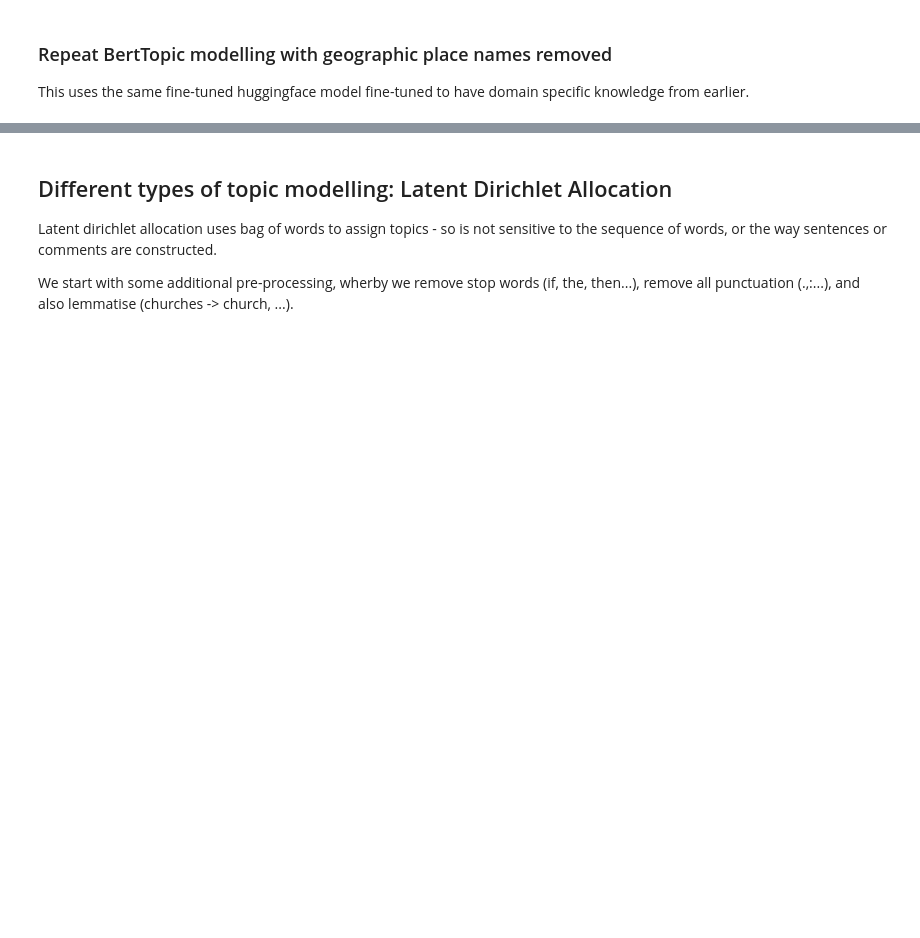
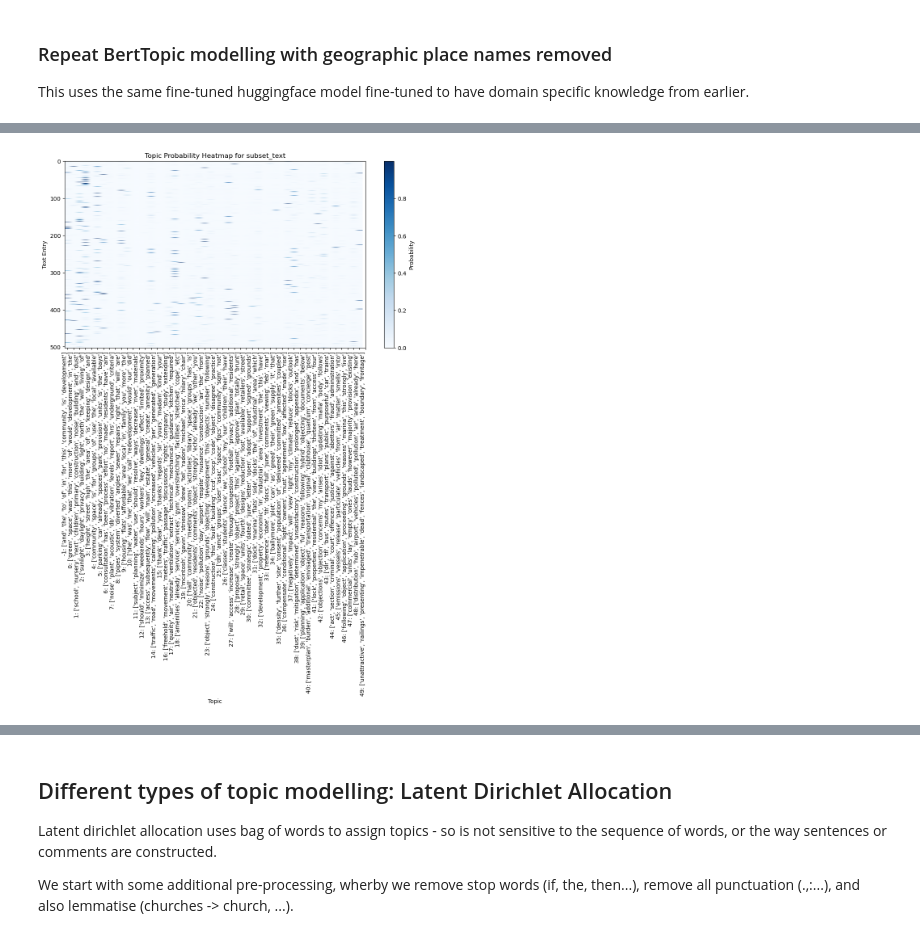
Before and after one commit to Bea-Taylor/nimby_nlp, a Jupyter notebook: nbs/1_0_2_topic_modelling.ipynb, the cells around one changed output, grey strips where cells are left out. Saved outputs shown, nothing was run; the diff lists cells and outputs as text; code cells hidden in the pictures; blank space fills up the shorter version.

```diff
--- a/nbs/1_0_2_topic_modelling.ipynb
+++ b/nbs/1_0_2_topic_modelling.ipynb
@@ -276,0 +343,4 @@ topic_model_no_place.visualize_hierarchy(hierarchical_topics=hierarchical_topics
+# %%
+cs = CommentsSaver()
+df = cs.read_all()
+df_ealing = df[df['application_id']=='223203FUL']
@@ -276,0 +350,13 @@ topic_model_no_place.visualize_hierarchy(hierarchical_topics=hierarchical_topics
+# %%
+ealing_text = list(df_ealing['comment_text'])
+
+# some pre-processing
+ealing_text = [sentence.split('\n') for sentence in ealing_text]
+ealing_text = [item for sublist in ealing_text for item in sublist]
+ealing_text = [sentence.replace('\n', '') for sentence in ealing_text]
+
+# remove empty strings from the list
+ealing_text = list(filter(None, ealing_text))
+# %%
+cleaned_ealing_text = remove_place_names(ealing_text)
+cleaned_ealing_text = remove_numbers(cleaned_ealing_text)
@@ -276,0 +367,2 @@ topic_model_no_place.visualize_hierarchy(hierarchical_topics=hierarchical_topics
+# %%
+topics_subset, probs_subset = topic_model_no_place.transform(cleaned_ealing_text)
@@ -276,0 +392,34 @@ topic_model_no_place.visualize_hierarchy(hierarchical_topics=hierarchical_topics
+# %%
+import numpy as np
+import pandas as pd
+import matplotlib.pyplot as plt
+
+# Convert probabilities to NumPy array
+probs_array = np.array(probs_subset)
+
+# Get topic labels from BERTopic
+topic_info = topic_model_no_place.get_topic_info()
+topic_labels = [f"{row['Topic']}: {row['Representation'][:30]}" for _, row in topic_info.iterrows()]
+
+# Create figure and axis
+fig, ax = plt.subplots(figsize=(12, 6))
+
+# Display heatmap using imshow
+cax = ax.imshow(probs_array, cmap="Blues", aspect="auto")
+
+# Add colorbar
+fig.colorbar(cax, ax=ax, label="Probability")
+
+# Labels
+ax.set_xlabel("Topic")
+ax.set_ylabel("Text Entry")
+ax.set_title("Topic Probability Heatmap for subset_text")
+
+# Set x-axis tick labels
+ax.set_xticks(np.arange(len(topic_labels)))  # Set tick positions
+ax.set_xticklabels(topic_labels, rotation=90, ha="right")  # Set tick labels
+
+# Show plot
+plt.show()
+# %% [output]
+[figure, added]
```
Also changed, not shown: parts of 29 cells of this notebook.
